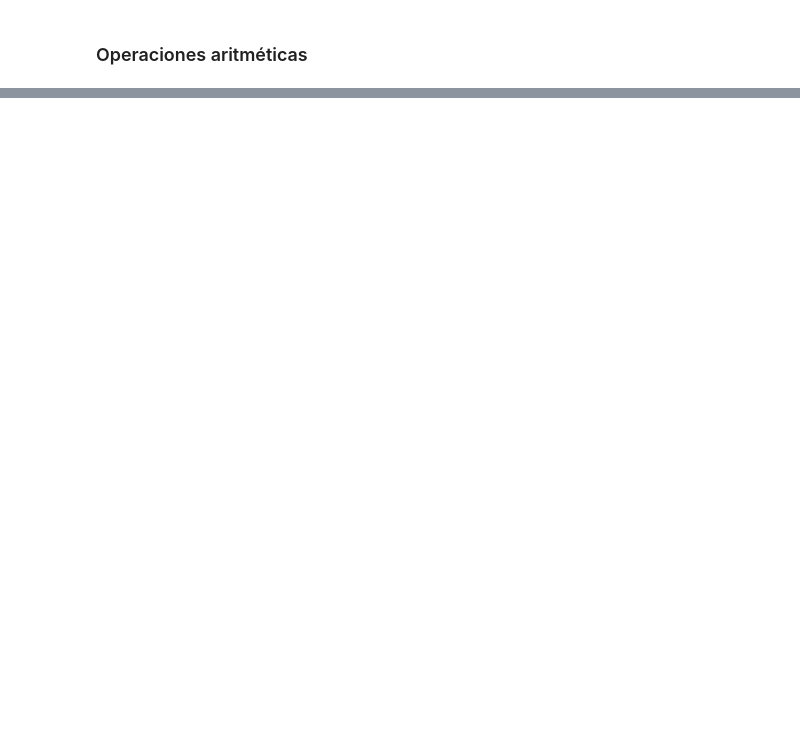
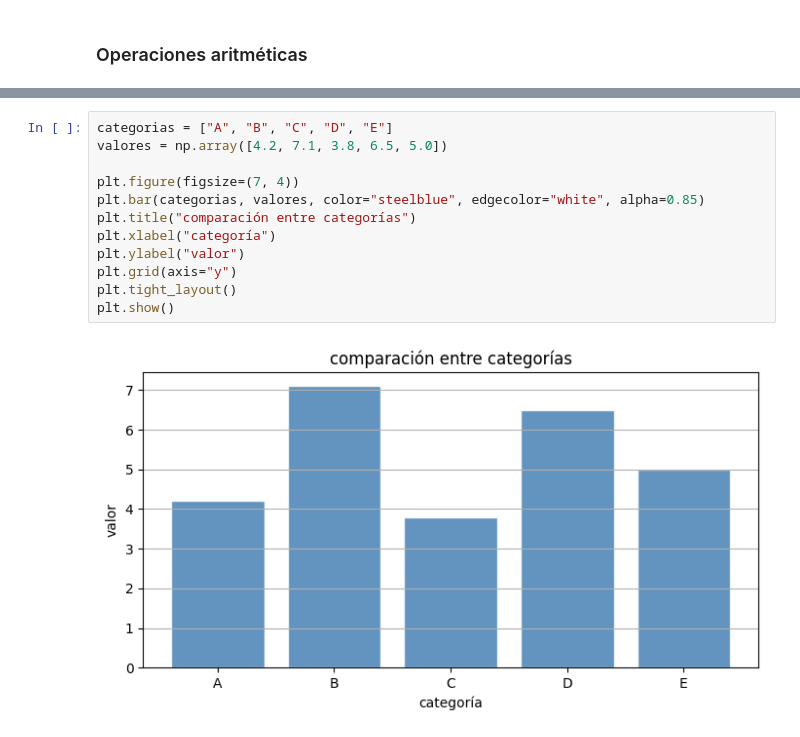
Before and after one commit to fralfaro/MAT281, a Jupyter notebook: docs/lectures/data_manipulation/sc_01.ipynb, the cells around one changed output, grey strips where cells are left out. Drawn from its saved outputs; the diff is of its cells as text; blank space fills up the shorter version.

```diff
--- a/docs/lectures/data_manipulation/sc_01.ipynb
+++ b/docs/lectures/data_manipulation/sc_01.ipynb
@@ -668,0 +519,14 @@ np.arange(3).reshape((3,1)) +  np.arange(3):
+# %%
+categorias = ["A", "B", "C", "D", "E"]
+valores = np.array([4.2, 7.1, 3.8, 6.5, 5.0])
+
+plt.figure(figsize=(7, 4))
+plt.bar(categorias, valores, color="steelblue", edgecolor="white", alpha=0.85)
+plt.title("comparación entre categorías")
+plt.xlabel("categoría")
+plt.ylabel("valor")
+plt.grid(axis="y")
+plt.tight_layout()
+plt.show()
+# %% [output]
+[figure, added]
```
Also changed, not shown: parts of 134 cells of this notebook, 7 other files.
